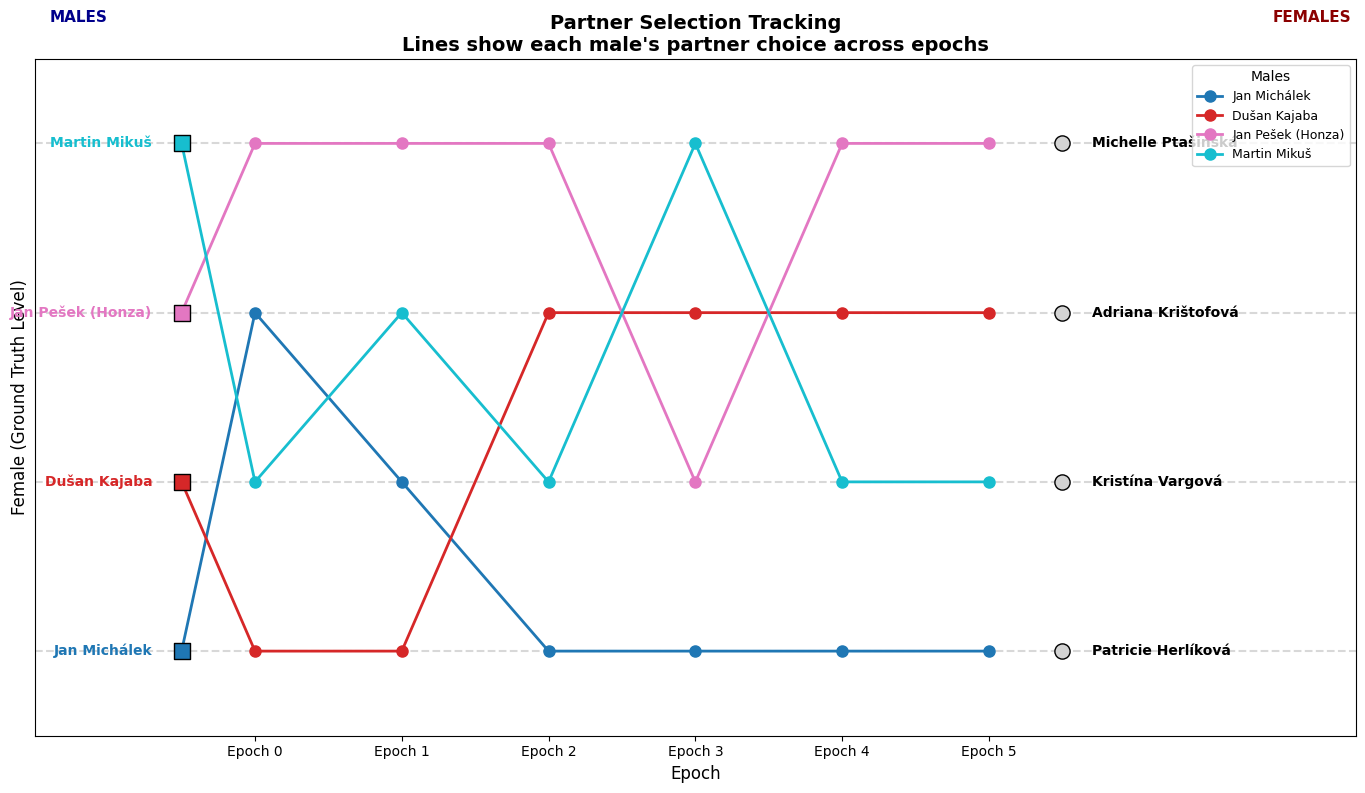
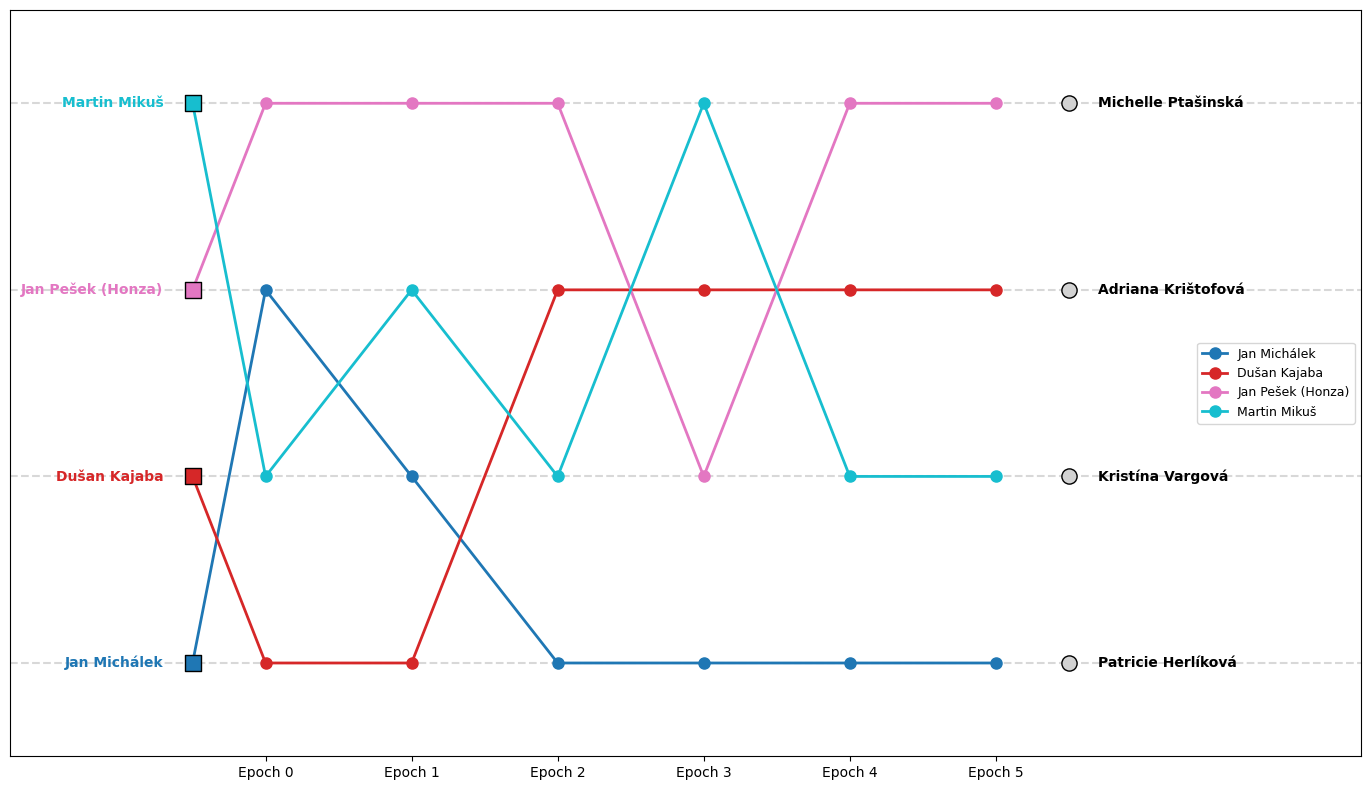
The notebook cell's code change between the first figure and the second:
--- before
+++ after
@@ -107,40 +107,44 @@
 
 # Axis configuration
-ax.set_xlim(-1.5, num_epochs + 1.5)
+ax.set_xlim(-1.75, num_epochs + 1.5)
 ax.set_ylim(-0.5, len(female_ids) - 0.5)
-ax.set_xlabel("Epoch", fontsize=12)
-ax.set_ylabel("Female (Ground Truth Level)", fontsize=12)
-ax.set_title(
-    "Partner Selection Tracking\nLines show each male's partner choice across epochs",
-    fontsize=14,
-    fontweight="bold",
-)
+#ax.set_xlabel("Epoch", fontsize=12)
+#ax.set_ylabel("Female (Ground Truth Level)", fontsize=12)
+# ax.set_title(
+#     # "Partner Selection Tracking\nLines show each male's partner choice across epochs",
+#     "Partner selection tracking",
+#     fontsize=14,
+#     fontweight="bold",
+# )
 ax.set_xticks(epochs)
 ax.set_xticklabels([f"Epoch {e}" for e in epochs])
 ax.set_yticks([])
-ax.legend(loc="upper right", fontsize=9, title="Males")
+ax.legend(loc="best", fontsize=9, 
+        #   title="Males"
+          )
 
 # Section labels
-ax.text(
-    -1.2,
-    len(results.finale_pairs) - 0.3,
-    "MALES",
-    ha="center",
-    va="bottom",
-    fontsize=11,
-    fontweight="bold",
-    color="darkblue",
-)
-ax.text(
-    num_epochs + 1.2,
-    len(results.finale_pairs) - 0.3,
-    "FEMALES",
-    ha="center",
-    va="bottom",
-    fontsize=11,
-    fontweight="bold",
-    color="darkred",
-)
+# ax.text(
+#     -1.2,
+#     len(results.finale_pairs) - 0.3,
+#     "MALES",
+#     ha="center",
+#     va="bottom",
+#     fontsize=11,
+#     fontweight="bold",
+#     color="darkblue",
+# )
+# ax.text(
+#     num_epochs + 1.2,
+#     len(results.finale_pairs) - 0.3,
+#     "FEMALES",
+#     ha="center",
+#     va="bottom",
+#     fontsize=11,
+#     fontweight="bold",
+#     color="darkred",
+# )
 
 plt.tight_layout()
+plt.savefig("assets/love_island_partner_selection_tracking.pdf", bbox_inches="tight")
 plt.show()

Commit: dictator and love island final assets